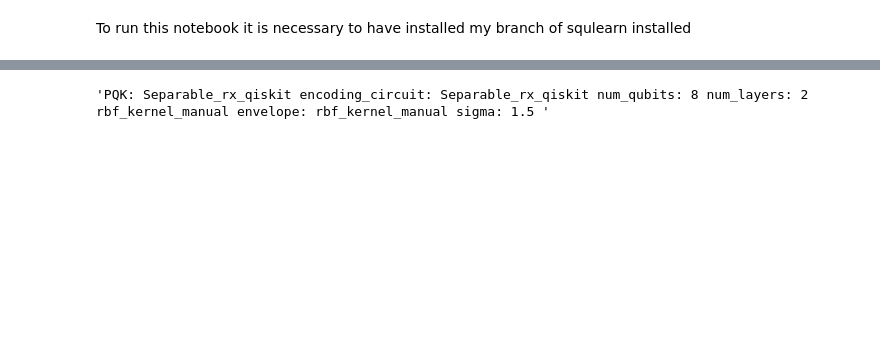
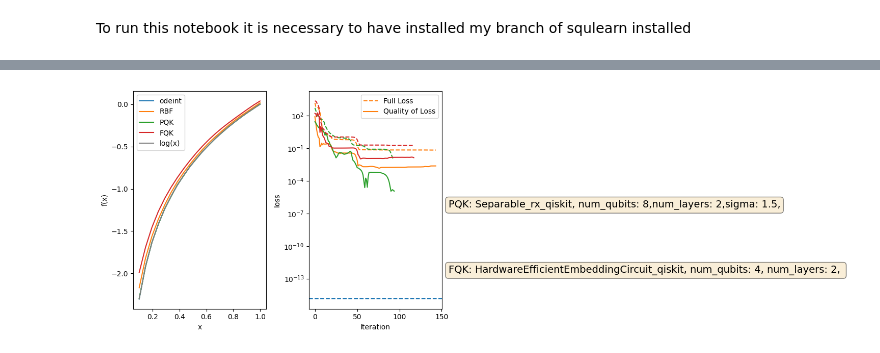
Before and after one commit to rupof/KernelDE, a Jupyter notebook: plotting_notebooks/log_example.ipynb, the cells around one changed output, grey strips where cells are left out. Cells and saved outputs as stored; diff of their text form; code cells hidden in the pictures; blank space fills up the shorter version.

Commit message:
First unification of QNN and kernel implementation

```diff
--- a/plotting_notebooks/log_example.ipynb
+++ b/plotting_notebooks/log_example.ipynb
@@ -177,7 +164,55 @@ NameError: name 'L_functional_1ODE' is not defined
-# %%
-PQK_solver_test.print_plotting_relevant_info()
-# %% [output]
-'PQK: Separable_rx_qiskit encoding_circuit: Separable_rx_qiskit num_qubits: 8 num_layers: 2 rbf_kernel_manual envelope: rbf_kernel_manual sigma: 1.5 '
+# %%
+def get_full_loss(functional_loss_by_iteration, y_exact):
+    return np.mean((np.array(functional_loss_by_iteration)-y_exact)**2, axis = 1)
+# %%
+fig, (ax1, ax2) = plt.subplots(1, 2, figsize=(15, 5))
+
+
+x_span_plot = x_line.reshape(-1, 1)
+ax1.plot(x_span_plot, f_odeint,label="odeint", color="C0")
+ax1.plot(x_span_plot, f_RBF,  label="RBF", color="C1")
+ax1.plot(x_span_plot, f_PQK, label="PQK", color="C2")
+ax1.plot(x_span_plot, f_FQK, label="FQK", color="C3")
+ax1.plot(x_span_plot, f_exact, label="log(x)", color="gray")
+
+
+ax1.set_ylabel("f(x)")
+ax1.set_xlabel("x")
+ax1.legend()
+
+str_PQK_info = PQK_solver_test.print_plotting_relevant_info()
+str_FQK_info = FQK_solver_test.print_plotting_relevant_info()
+
+#ax2 is for the errors
+ax2.plot(loss_by_iteration_RBF[0], color="C1", linestyle="--", label="Full Loss")
+ax2.plot(get_full_loss(loss_by_iteration_RBF[1], f_exact), color="C1", label="Quality of Loss")
+
+ax2.plot(loss_by_iteration_PQK[0], color="C2", linestyle="--",)
+ax2.plot(get_full_loss(loss_by_iteration_PQK[1], f_exact), color="C2", )
+
+ax2.plot(loss_by_iteration_FQK[0], color="C3", linestyle="--", )
+ax2.plot(get_full_loss(loss_by_iteration_FQK[1], f_exact), color="C3", )
+
+ax2.axhline(np.mean((f_odeint-f_exact)**2), color="C0", linestyle="--")
+
+ax2.set_yscale("log")
+ax2.set_xlabel("Iteration")
+ax2.set_ylabel("loss")
+
+ax2.legend()
+
+
+#add a txt box with the relevant info to the right of the plot
+props = dict(boxstyle='round', facecolor='wheat', alpha=0.5)
+ax2.text(1.05, 0.5, str_PQK_info, transform=ax2.transAxes, fontsize=14,
+        verticalalignment='top', bbox=props)
+ax2.text(1.05, 0.2, str_FQK_info, transform=ax2.transAxes, fontsize=14,
+        verticalalignment='top', bbox=props)
+
+plt.tight_layout()
+plt.show()
+# %% [output]
+[figure, added]
 # %%
 params_ini_for_qnn_log = np.array([-0.8668401 ,  0.62015684, -2.15667028, -0.95454592, -2.89136728,
        -1.92620405, -2.42505116, -0.73693033,  0.15005287,  0.11193568,
```
Also changed, not shown: parts of 13 cells of this notebook, 11 other files.
